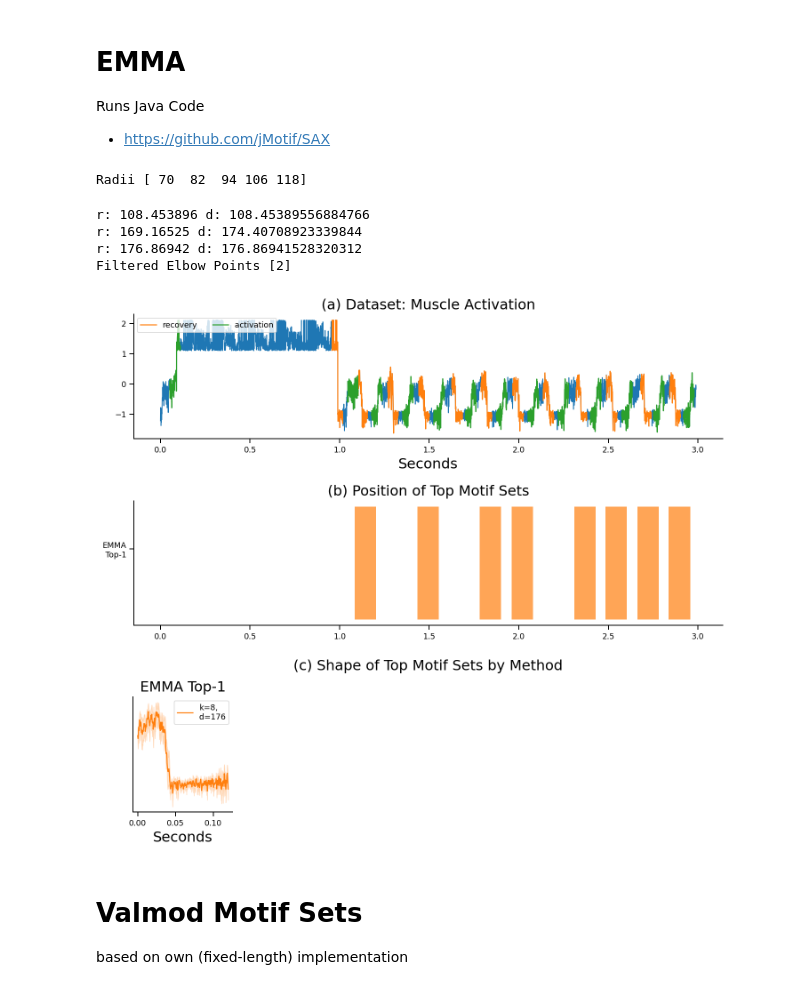
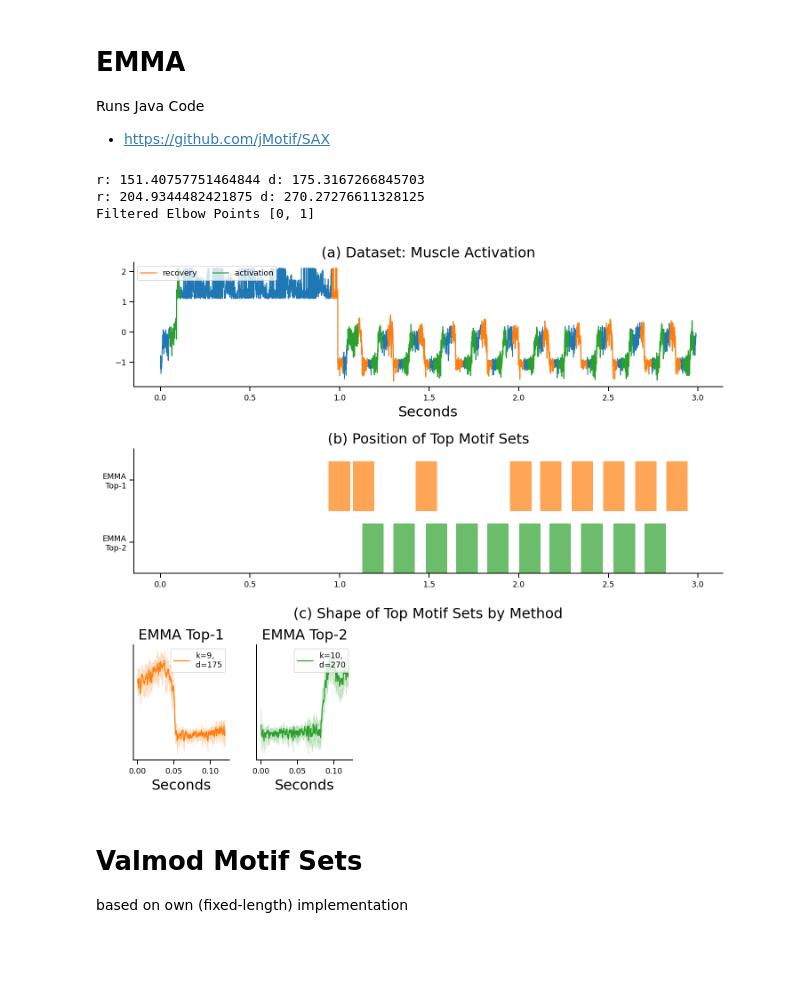
Before and after one commit to patrickzib/motiflets, a Jupyter notebook: notebooks/use_cases_motif_sets_muscle_activation.ipynb, the cells around one changed output. Cells and saved outputs as stored; diff of their text form; code cells hidden in the pictures; blank space fills up the shorter version.

```diff
--- a/notebooks/use_cases_motif_sets_muscle_activation.ipynb
+++ b/notebooks/use_cases_motif_sets_muscle_activation.ipynb
@@ -49,6 +69,6 @@ print(dataset)
 # %%
 dists, motiflets, elbow_points = plot_elbow(
-    15, series, file, ds_name=ds_name, plot_elbows=True,
-    motif_length=motif_length, method_name="K-Motiflets", ground_truth=df_gt)
+    ks, series, file, ds_name=ds_name, plot_elbows=True,
+    motif_length=motif_length, method_name="k-Motiflets", ground_truth=df_gt)
 # %% [output]
 Chosen window-size: 600
@@ -58,0 +79,10 @@ Filtered Elbow Points [12]
+# %%
+# 13 is no elbow point, thus we add it manually
+elbow_points = [12, 13]
+
+plot_grid_motiflets(
+        dataset, data, motiflets, elbow_points,
+        dists, motif_length, ds_name=ds_name, show_elbows=False,
+        ground_truth=df_gt, method_name="k-Motiflets")
+
+# motifset = plot_competitors(series, ds_name, motiflets, motif_length, prefix="Motiflets", ground_truth=df_gt)
@@ -60,4 +92,13 @@ Filtered Elbow Points [12]
 D_full = ml.compute_distances_full(data, motif_length)
 
 df["Motiflets Top-1"] = [motiflets[elbow_points[-1]]]
+df2["Motiflets Top-2"] = [motiflets[elbow_points[-2]]]
 df_comp = append_all_motif_sets(df_comp, motiflets, "Motiflets", D_full)
+
+r_top1 = ml.get_radius(D_full, motiflets[elbow_points[-1]])
+r_top2 = ml.get_radius(D_full, motiflets[elbow_points[-2]])
+print("Radius of TOP-1 Motif", r_top1, r_top2)
+print("Extent of TOP-1 Motif", ml.get_pairwise_extent(D_full, motiflets[elbow_points[-1]]))
+
+radii = np.ceil([r_top2, r_top1])
+print("Radii", radii)
@@ -82,13 +148,14 @@ Radii [ 70  82  94 106 118]
 # %%
 # run jave code first
 ms_set_finder = [
-	[8052, 13314],
-	[8867, 7119, 9762, 10597, 12376, 13257, 14123],
-	[8861, 5369, 7112, 7986, 9754, 10590, 11475, 12355, 13246, 14116],
+    [8866, 5374, 7118, 7992, 9759, 10594, 11480, 12361, 13254, 14122],
+	[12174, 5163, 6032, 6897, 7784, 8645, 9532, 10395, 11259, 13045, 13905],
 ]
 
-motifset = plot_competitors(series, ds_name, ms_set_finder, motif_length, prefix="Set-Finder", ground_truth=df_gt)
+motifset = plot_competitors(series, ds_name, ms_set_finder, motif_length,
+                            prefix="Set-Finder", ground_truth=df_gt)
 
 df["Set Finder Top-1"] = [motifset[-1]]
+df2["Set Finder Top-2"] = [motifset[-2]]
 df_comp = append_all_motif_sets(df_comp, ms_set_finder, "Set Finder", D_full)
 # %% [output]
@@ -103,36 +169,30 @@ Filtered Elbow Points [2]
 Runs Java Code
 - https://github.com/jMotif/SAX
 # %%
-max_r = 120
-radii = np.arange(70, max_r + 1, max(1, int(max_r / 10)))
-print("Radii", radii)
-
 if rerun_all_jars:
     output = subprocess.call(['java', '-jar',
        '../jars/emma.jar',
        dataset,
-       str(list(radii)),
-       str(motif_length)])
+       str(list(rs)),
+       str(mls)])
-# %% [output]
-Radii [ 70  82  94 106 118]
 # %%
 # run jave code first
 ms_emma = [
-	[9830, 13341],
-	[5439, 8926, 9803, 11553, 12423, 13312],
-	[5420, 7170, 8904, 9798, 11550, 12415, 13310, 14184],
+	[4695, 5372, 7116, 9757, 10592, 11478, 12359, 13252, 14120],
+	[5635, 6500, 7410, 8255, 9116, 10008, 10854, 11741, 12648, 13511],
 ]
 
-motifset = plot_competitors(series, ds_name, ms_emma, motif_length, prefix="EMMA", ground_truth=df_gt)
+motifset = plot_competitors(series, ds_name, ms_emma,
+                            motif_length, prefix="EMMA", ground_truth=df_gt)
 
 df["EMMA Top-1"] = [motifset[-1]]
+df2["EMMA Top-2"] = [motifset[-2]]
 df_comp = append_all_motif_sets(df_comp, ms_emma, "EMMA", D_full)
 # %% [output]
-r: 108.453896 d: 108.45389556884766
-r: 169.16525 d: 174.40708923339844
-r: 176.86942 d: 176.86941528320312
-Filtered Elbow Points [2]
+r: 151.40757751464844 d: 175.3167266845703
+r: 204.9344482421875 d: 270.27276611328125
+Filtered Elbow Points [0, 1]
-[figure, old version]
+[figure, new version]
 # %% [markdown]
 # Valmod Motif Sets
 based on own (fixed-length) implementation
```
Also changed, not shown: parts of 21 cells of this notebook, 20 other files.
